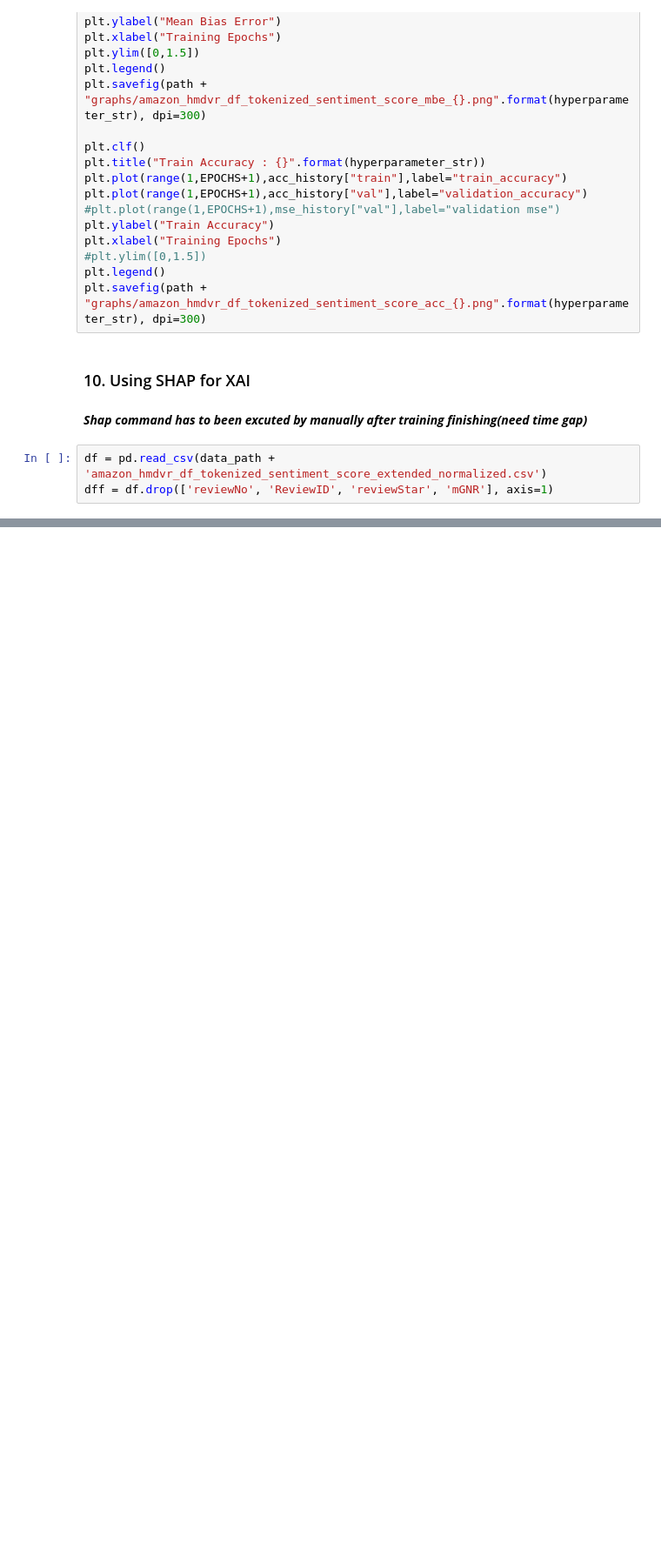
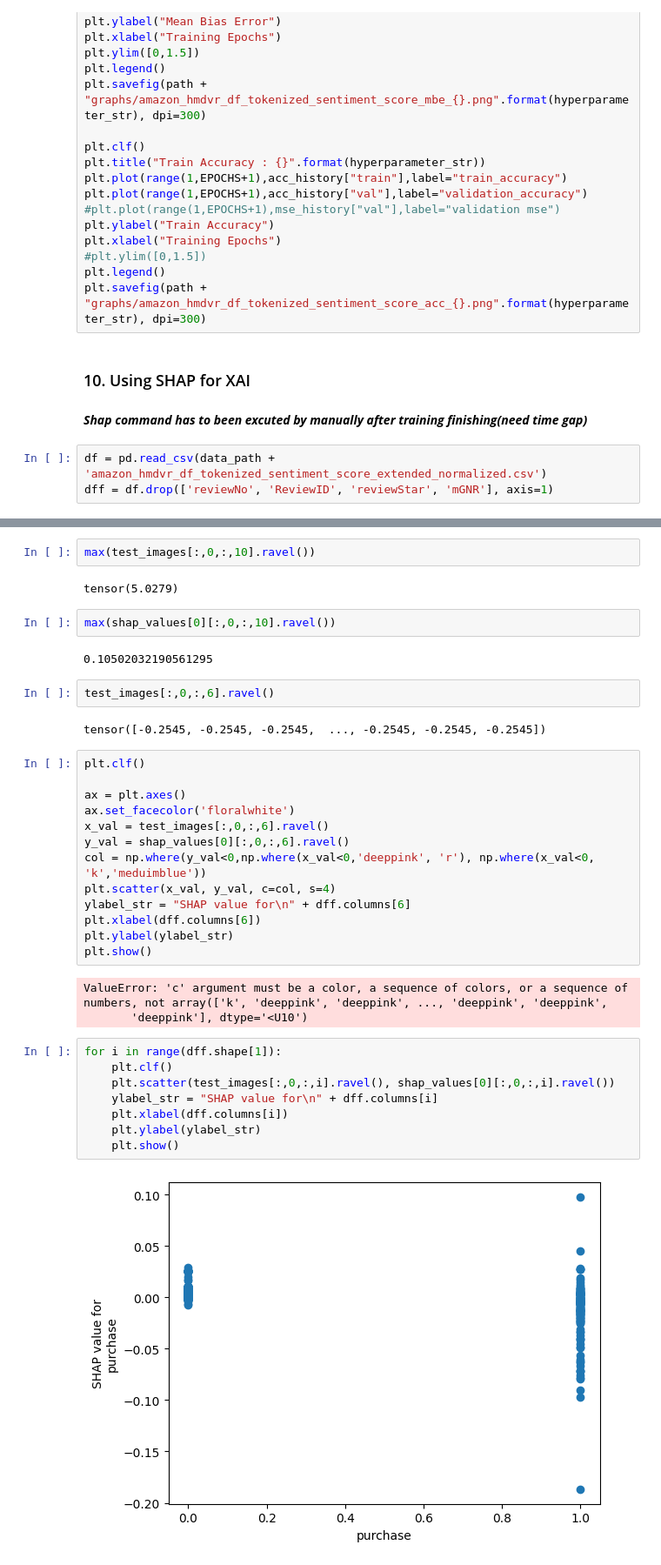
Before and after one commit to mystous/MDSM_ResNetbased, a Jupyter notebook: MDSMResnet_Various_Hyperparameter.ipynb, the cells around one changed output, grey strips where cells are left out. Shown at 87% size. Drawn from its saved outputs; the diff is of its cells as text; blank space fills up the shorter version.

```diff
--- a/MDSMResnet_Various_Hyperparameter.ipynb
+++ b/MDSMResnet_Various_Hyperparameter.ipynb
@@ -645,0 +668,38 @@ shap.initjs()
+# %%
+max(test_images[:,0,:,10].ravel())
+# %% [output]
+tensor(5.0279)
+# %%
+max(shap_values[0][:,0,:,10].ravel())
+# %% [output]
+0.10502032190561295
+# %%
+test_images[:,0,:,6].ravel()
+# %% [output]
+tensor([-0.2545, -0.2545, -0.2545,  ..., -0.2545, -0.2545, -0.2545])
+# %%
+plt.clf()
+
+ax = plt.axes()
+ax.set_facecolor('floralwhite')
+x_val = test_images[:,0,:,6].ravel()
+y_val = shap_values[0][:,0,:,6].ravel()
+col = np.where(y_val<0,np.where(x_val<0,'deeppink', 'r'), np.where(x_val<0, 'k','meduimblue'))
+plt.scatter(x_val, y_val, c=col, s=4)
+ylabel_str = "SHAP value for\n" + dff.columns[6]
+plt.xlabel(dff.columns[6])
+plt.ylabel(ylabel_str)
+plt.show()
+# %% [output]
+ValueError: 'c' argument must be a color, a sequence of colors, or a sequence of numbers, not array(['k', 'deeppink', 'deeppink', ..., 'deeppink', 'deeppink',
+       'deeppink'], dtype='<U10')
+# %%
+for i in range(dff.shape[1]):
+    plt.clf()
+    plt.scatter(test_images[:,0,:,i].ravel(), shap_values[0][:,0,:,i].ravel())
+    ylabel_str = "SHAP value for\n" + dff.columns[i]
+    plt.xlabel(dff.columns[i])
+    plt.ylabel(ylabel_str)
+    plt.show()
+# %% [output]
+[figure, added]
```
Also changed, not shown: parts of 19 cells of this notebook, 4 other files.
